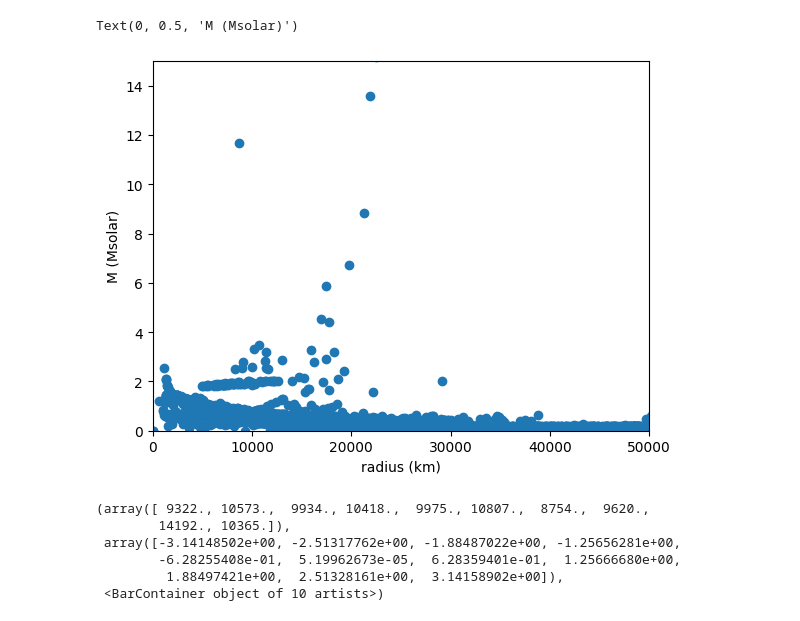
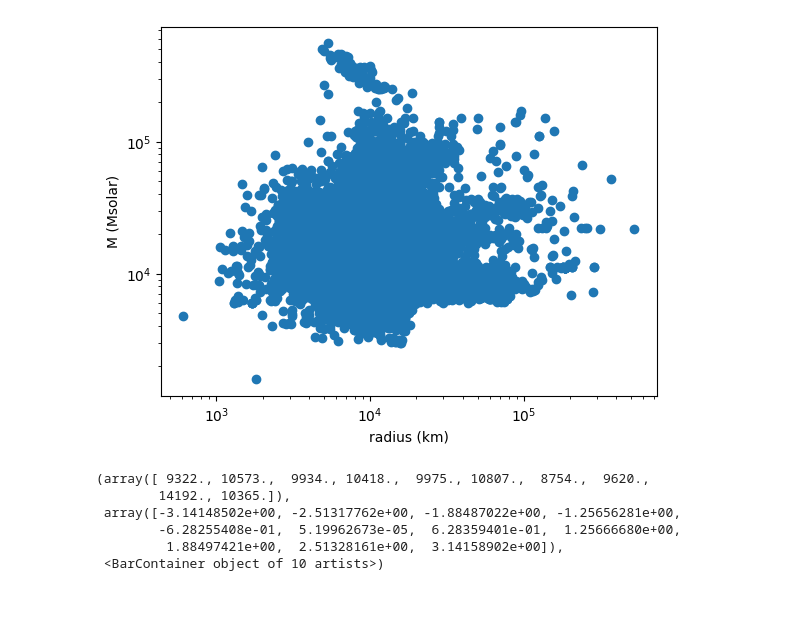
Before and after one commit to yttcari/FYP, a Jupyter notebook: data/analysis.ipynb, the cells around one changed output. Saved outputs shown, nothing was run; the diff lists cells and outputs as text; code cells hidden in the pictures.

```diff
--- a/data/analysis.ipynb
+++ b/data/analysis.ipynb
@@ -57,12 +46,13 @@ Name: icrsdec, Length: 121991, dtype: object
 # %%
-plt.scatter(df['radius'], df['mass'])
-plt.ylim(0, 15)
-plt.xlim(0, 50000)
+plt.scatter(df['radius'], df['teff'])
+#plt.ylim(0, 15)
+#plt.xlim(0, 50000)
 plt.xlabel("radius (km)")
 plt.ylabel("M (Msolar)")
+plt.xscale('log')
+plt.yscale('log')
 # %% [output]
-Text(0, 0.5, 'M (Msolar)')
-[figure, old version]
+[figure, new version]
 # %%
 def dms2deg(dms_string):
 
```
Also changed, not shown: parts of 1 cell of this notebook, 5 other files.
